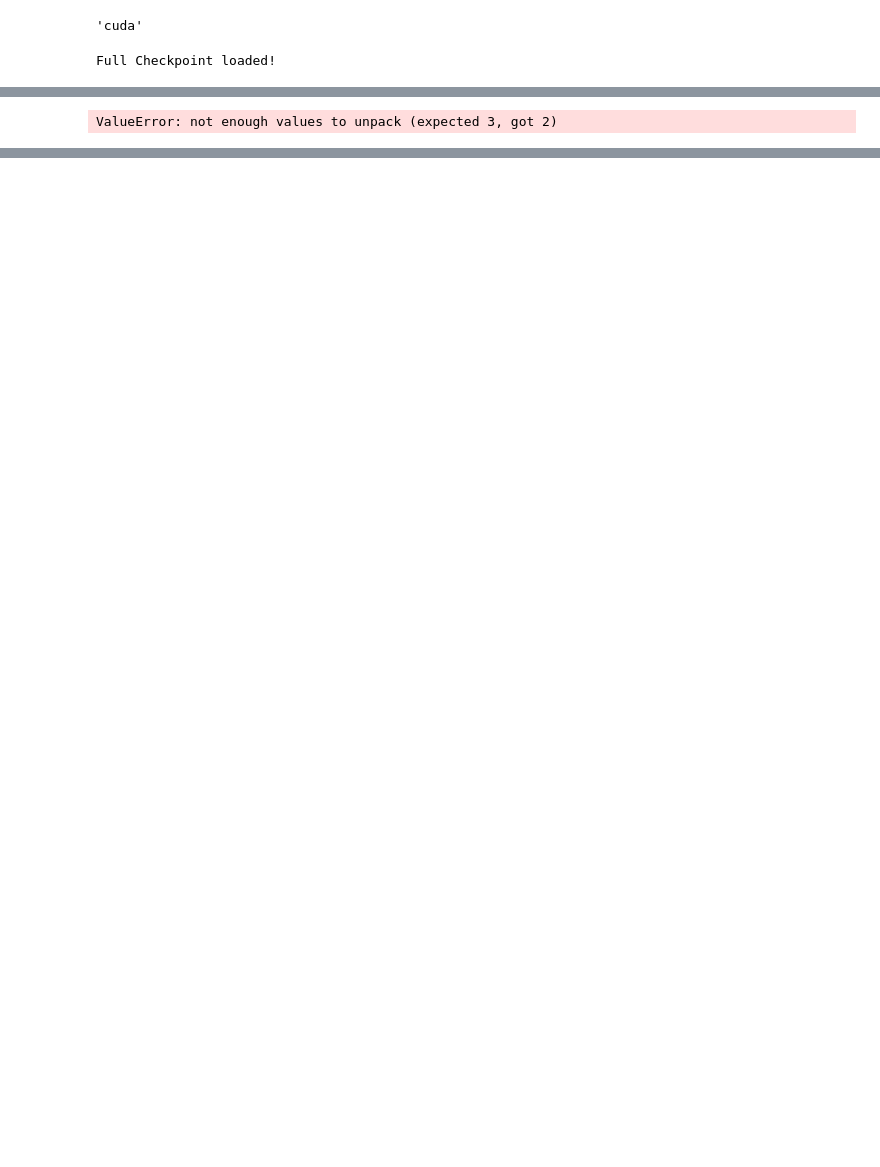
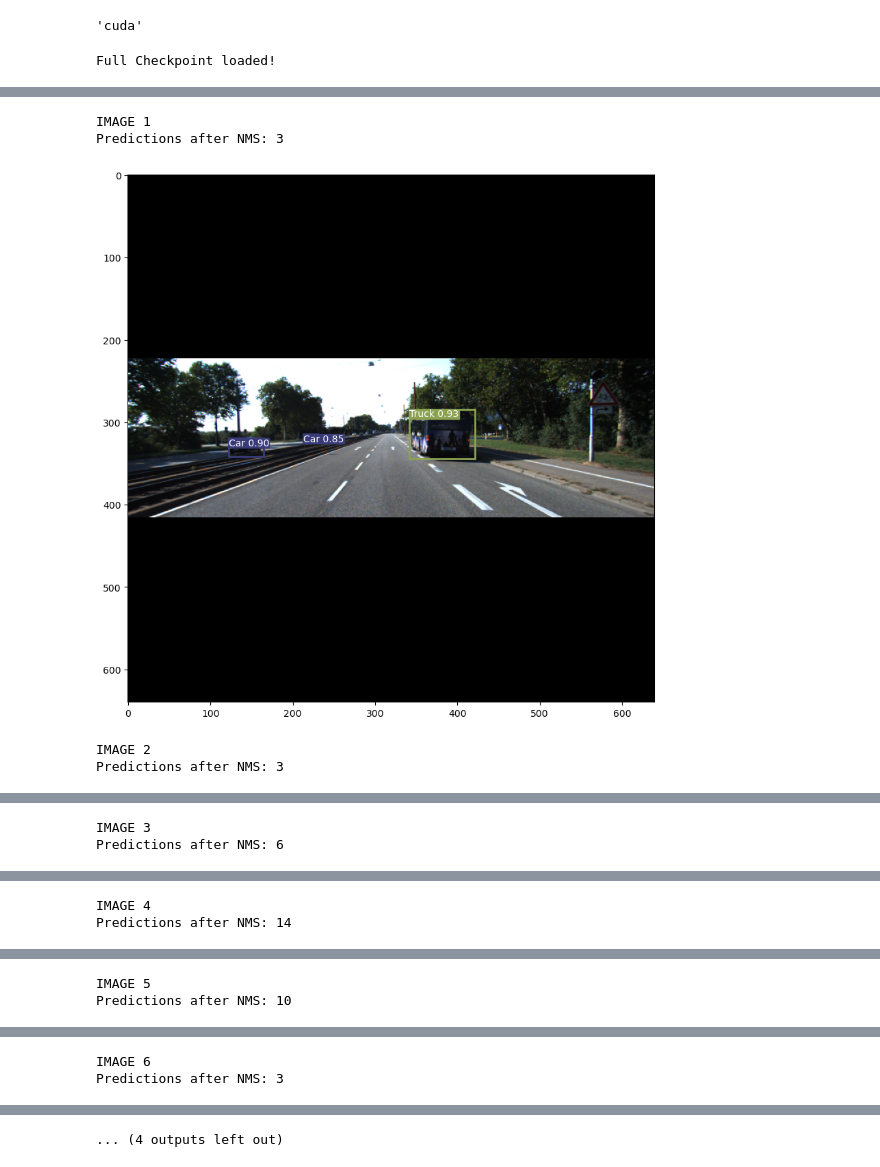
Before and after one commit to yasharazadvatan/SiStNetV3-Article, a Jupyter notebook: evaluate.ipynb, the cells around one changed output, grey strips where cells are left out. Drawn from its saved outputs; the diff is of its cells as text; code cells hidden in the pictures; blank space fills up the shorter version.

```diff
--- a/evaluate.ipynb
+++ b/evaluate.ipynb
@@ -362,7 +361,7 @@ class SiStNetDataset(Dataset):
         self.anchors = torch.tensor(anchors[0] + anchors[1])
         self.num_anchors = self.anchors.shape[0]
         self.num_anchors_per_scale = self.num_anchors // len(S)
-reproducibility
+
         # keep SAME meaning as old code
         self.ignore_iou_thresh = 0.5
 
@@ -435,7 +434,7 @@ reproducibility
 
                 S = self.S[scale_idx]
 
-                # SAFE FIX (prevents out-of-bound crash)
+                # SAFE (prevents out-of-bound crash)
                 i = min(S - 1, int(S * y))
                 j = min(S - 1, int(S * x))
 
@@ -460,7 +459,7 @@ reproducibility
                     has_anchor[scale_idx] = True
 
                 # =========================
-                # IGNORE LOGIC (CRITICAL — RESTORED)
+                # IGNORE LOGIC
                 # =========================
                 elif (
                     not anchor_taken
@@ -727,35 +799,35 @@ def seed_worker(worker_id):
     np.random.seed(worker_seed)
     random.seed(worker_seed)
 # %%
-IOU_TRESH = 0.75
+IOU_TRESH = 0.6
 THRESH = 0.45
 
 seed = 999
 
 valid_gen = torch.Generator()
 valid_gen.manual_seed(seed)
 
-valid_dataset = SiStNetDataset(
+test_dataset = SiStNetDataset(
     transforms=test_transforms,
     S=[RESIZE_TO // 32, RESIZE_TO // 16],
     img_dir=valid_data_path,
     label_dir=valid_lbl_path,
     anchors=ANCHORS,
 )
 
-valid_loader = DataLoader(
-    dataset=valid_dataset,
+test_loader = DataLoader(
+    dataset=test_dataset,
     batch_size=BATCH_SIZE,
-    shuffle=False,
     num_workers=NUM_WORKERS,
     pin_memory=PIN_MEMORY,
+    shuffle=False,
     drop_last=False,
-    persistent_workers=(NUM_WORKERS > 0),
-    prefetch_factor=4 if NUM_WORKERS > 0 else None,
-    worker_init_fn=seed_worker,
-    generator=valid_gen,
 )
 
-plot_examples(model, valid_loader, IOU_TRESH, THRESH, scaled_anchors)
+plot_examples(model, test_loader, THRESH, IOU_TRESH, scaled_anchors)
 # %% [output]
-ValueError: not enough values to unpack (expected 3, got 2)
+IMAGE 1
+Predictions after NMS: 3
+[figure, added]
+IMAGE 2
+Predictions after NMS: 3
@@ -761,0 +835,2 @@ ValueError: not enough values to unpack (expected 3, got 2)
+IMAGE 3
+Predictions after NMS: 6
@@ -761,0 +838,2 @@ ValueError: not enough values to unpack (expected 3, got 2)
+IMAGE 4
+Predictions after NMS: 14
@@ -761,0 +841,2 @@ ValueError: not enough values to unpack (expected 3, got 2)
+IMAGE 5
+Predictions after NMS: 10
@@ -761,0 +844,2 @@ ValueError: not enough values to unpack (expected 3, got 2)
+IMAGE 6
+Predictions after NMS: 3
@@ -761,0 +847 @@ ValueError: not enough values to unpack (expected 3, got 2)
+... (4 outputs left out)
```
Also changed, not shown: parts of 9 cells of this notebook, 3 other files.
